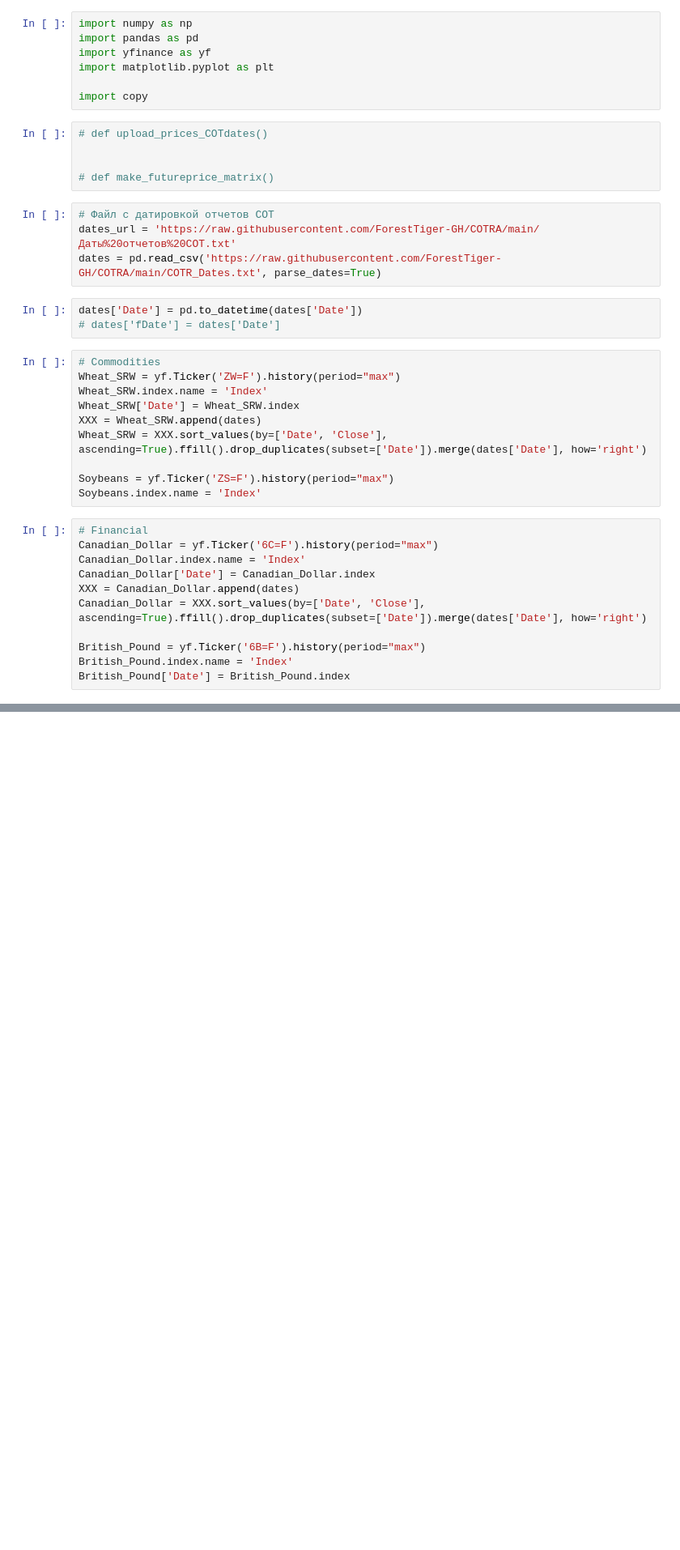
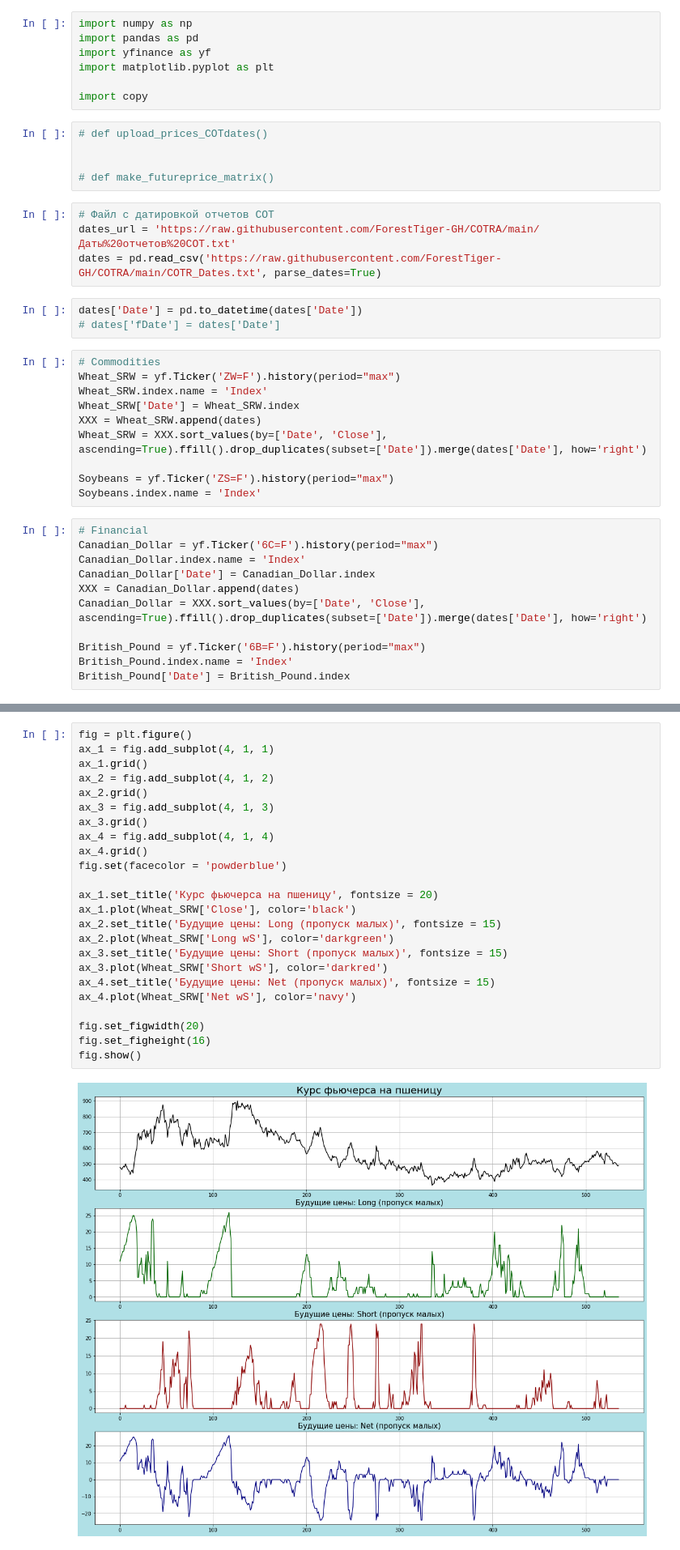
Before and after one commit to ForestTiger-GH/COTRA, a Jupyter notebook: Скачивание_котировок.ipynb, the cells around one changed output, grey strips where cells are left out. Shown at 81% size. Cells and saved outputs as stored; diff of their text form; blank space fills up the shorter version.

```diff
--- a/Скачивание_котировок.ipynb
+++ b/Скачивание_котировок.ipynb
@@ -148,0 +163,26 @@ fig.show()
+# %%
+fig = plt.figure()
+ax_1 = fig.add_subplot(4, 1, 1)
+ax_1.grid()
+ax_2 = fig.add_subplot(4, 1, 2)
+ax_2.grid()
+ax_3 = fig.add_subplot(4, 1, 3)
+ax_3.grid()
+ax_4 = fig.add_subplot(4, 1, 4)
+ax_4.grid()
+fig.set(facecolor = 'powderblue')
+
+ax_1.set_title('Курс фьючерса на пшеницу', fontsize = 20)
+ax_1.plot(Wheat_SRW['Close'], color='black')
+ax_2.set_title('Будущие цены: Long (пропуск малых)', fontsize = 15)
+ax_2.plot(Wheat_SRW['Long wS'], color='darkgreen')
+ax_3.set_title('Будущие цены: Short (пропуск малых)', fontsize = 15)
+ax_3.plot(Wheat_SRW['Short wS'], color='darkred')
+ax_4.set_title('Будущие цены: Net (пропуск малых)', fontsize = 15)
+ax_4.plot(Wheat_SRW['Net wS'], color='navy')
+
+fig.set_figwidth(20)
+fig.set_figheight(16)
+fig.show()
+# %% [output]
+[figure, added]
```
Also changed, not shown: parts of 14 cells of this notebook.
